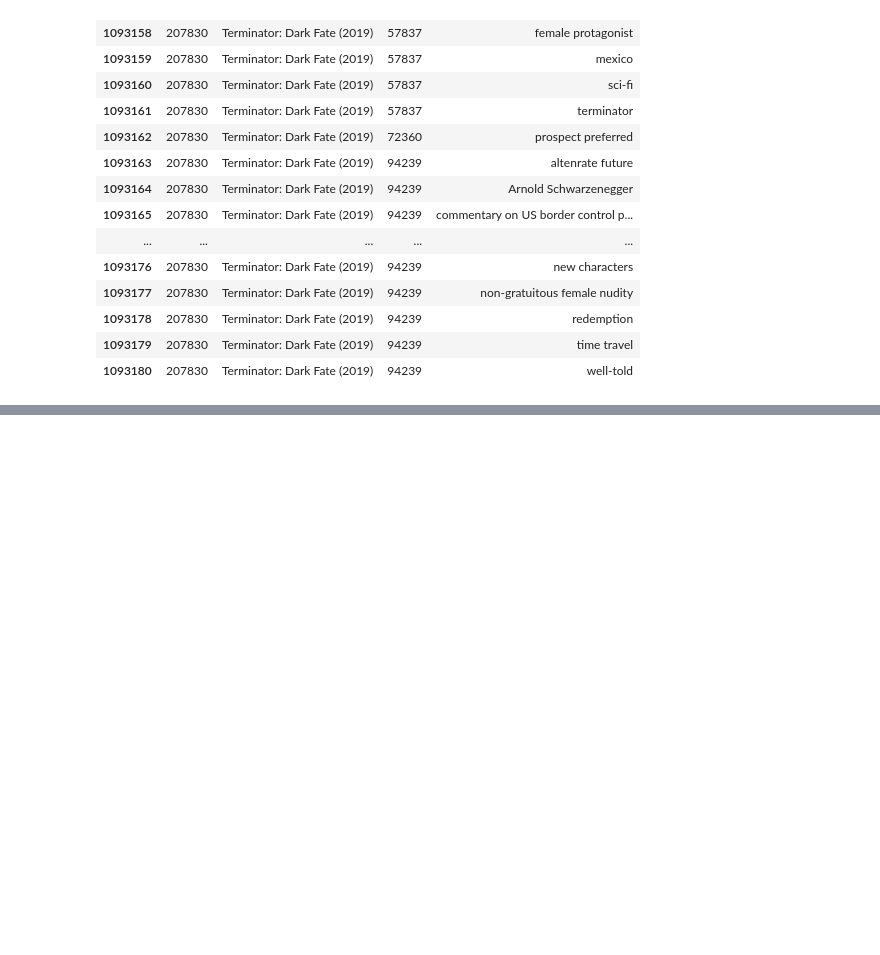
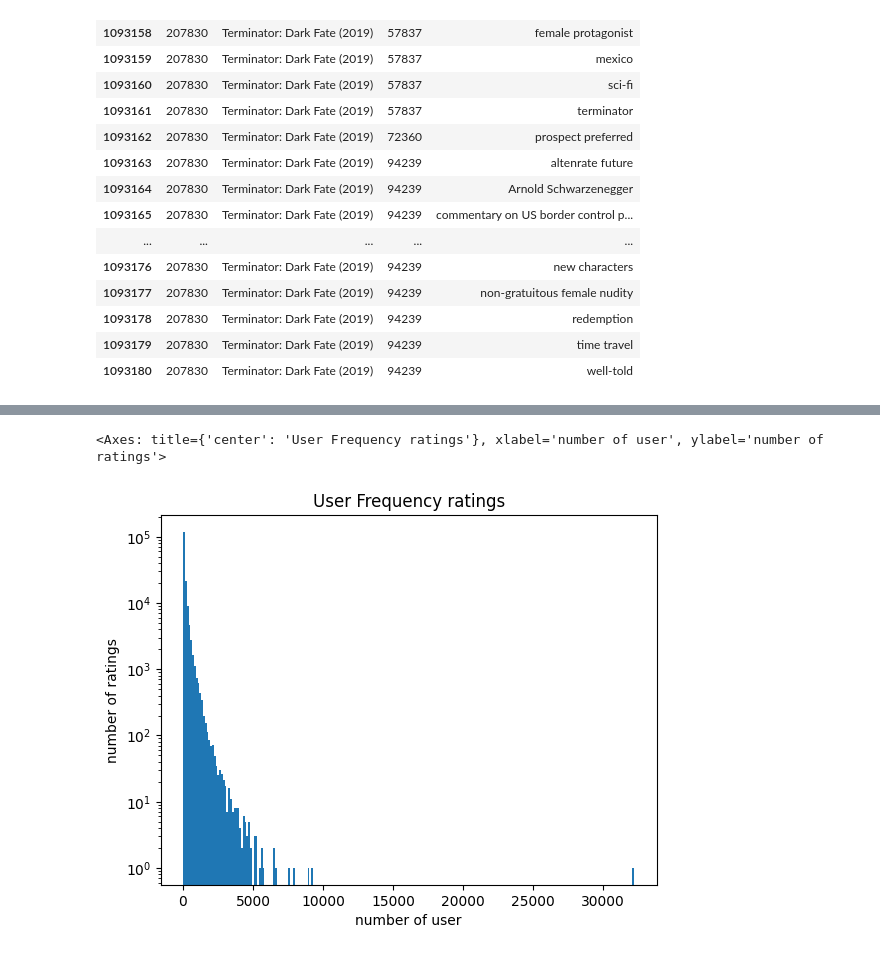
Before and after one commit to npknothere/mvlen25m, a Jupyter notebook: mvlen25m.ipynb, the cells around one changed output, grey strips where cells are left out. Drawn from its saved outputs; the diff is of its cells as text; code cells hidden in the pictures; blank space fills up the shorter version.

```diff
--- a/mvlen25m.ipynb
+++ b/mvlen25m.ipynb
@@ -515,3 +518,5 @@ movies_tags[terminatordf_tag]
 | 1093178 | 207830 | Terminator: Dark Fate (2019) | 94239 | redemption |
 | 1093179 | 207830 | Terminator: Dark Fate (2019) | 94239 | time travel |
 | 1093180 | 207830 | Terminator: Dark Fate (2019) | 94239 | well-told |
+# %%
+plt_ratings = ratings['userId'].value_counts()
@@ -517,0 +539,5 @@ movies_tags[terminatordf_tag]
+# %%
+plt_ratings.plot(kind='hist',bins = 250,log=True,title = 'User Frequency ratings',xlabel = 'number of user',ylabel = 'number of ratings')
+# %% [output]
+<Axes: title={'center': 'User Frequency ratings'}, xlabel='number of user', ylabel='number of ratings'>
+[figure, added]
```
Also changed, not shown: parts of 43 cells of this notebook, 2 other files.
